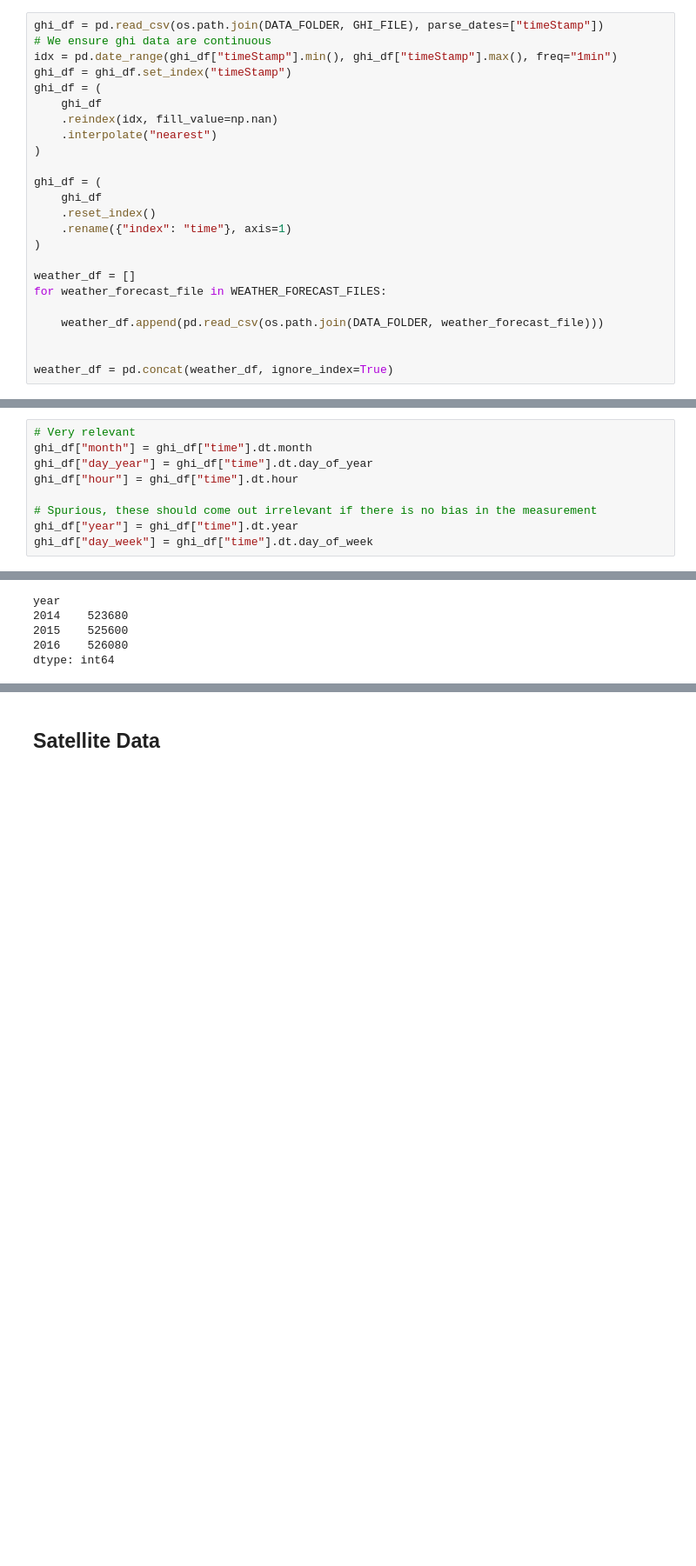
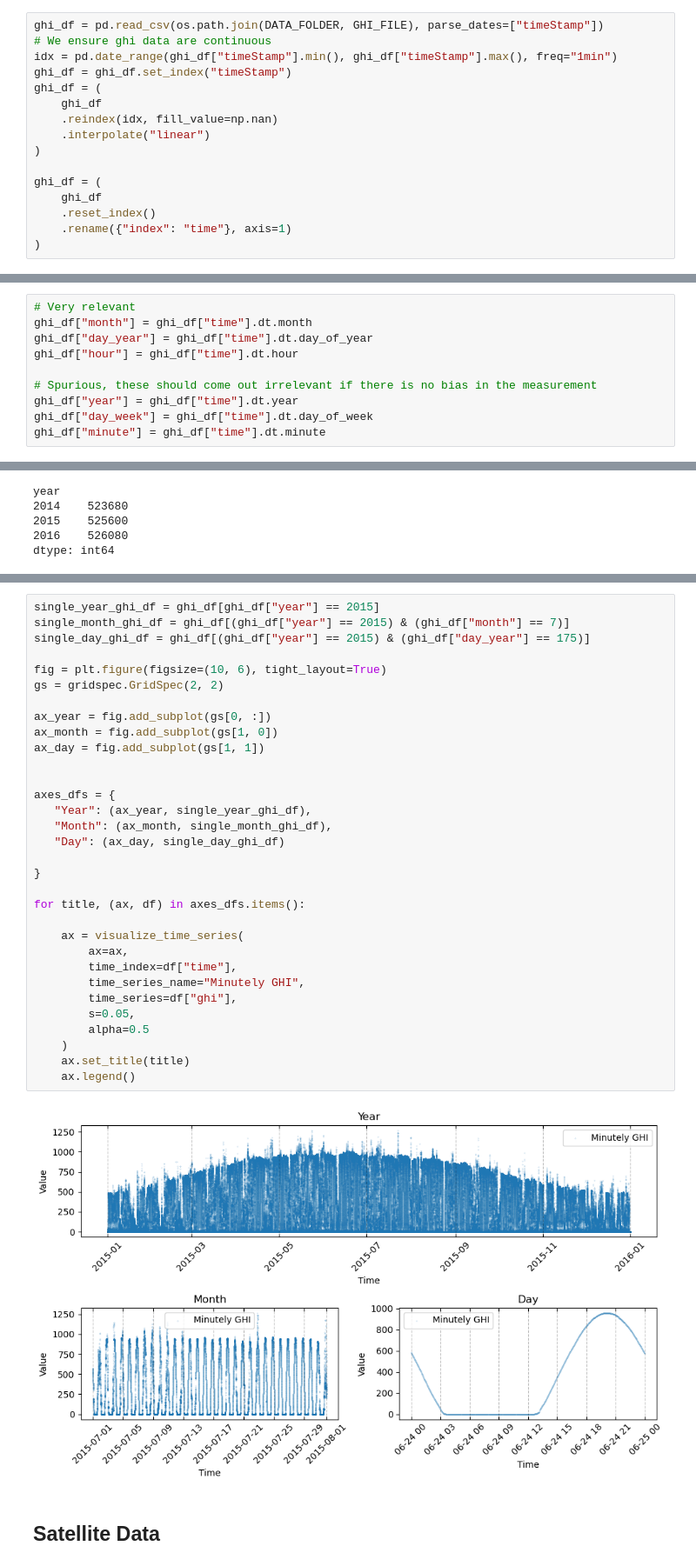
Before and after one commit to vb690/ghi_forecast, a Jupyter notebook: forecast.ipynb, the cells around one changed output, grey strips where cells are left out. Shown at 87% size. Drawn from its saved outputs; the diff is of its cells as text; blank space fills up the shorter version.

```diff
--- a/forecast.ipynb
+++ b/forecast.ipynb
@@ -39,7 +40,7 @@ ghi_df = ghi_df.set_index("timeStamp")
 ghi_df = (
     ghi_df
     .reindex(idx, fill_value=np.nan)
-    .interpolate("nearest")
+    .interpolate("linear")
 )
 
 ghi_df = (
@@ -47,11 +48,3 @@ ghi_df = (
     .reset_index()
     .rename({"index": "time"}, axis=1)
 )
-
-weather_df = []
-for weather_forecast_file in WEATHER_FORECAST_FILES:
-
-    weather_df.append(pd.read_csv(os.path.join(DATA_FOLDER, weather_forecast_file)))
-
-
-weather_df = pd.concat(weather_df, ignore_index=True)
@@ -118,6 +116,7 @@ ghi_df["hour"] = ghi_df["time"].dt.hour
 # Spurious, these should come out irrelevant if there is no bias in the measurement
 ghi_df["year"] = ghi_df["time"].dt.year
 ghi_df["day_week"] = ghi_df["time"].dt.day_of_week
+ghi_df["minute"] = ghi_df["time"].dt.minute
 # %%
 # We execpt at least 525600 datapoints if data are recorded continuously for 3 years
 (
@@ -189,6 +188,40 @@ plt.xlabel("Day of Year")
 plt.grid()
 # %% [output]
 [figure]
+# %%
+single_year_ghi_df = ghi_df[ghi_df["year"] == 2015]
+single_month_ghi_df = ghi_df[(ghi_df["year"] == 2015) & (ghi_df["month"] == 7)]
+single_day_ghi_df = ghi_df[(ghi_df["year"] == 2015) & (ghi_df["day_year"] == 175)]
+
+fig = plt.figure(figsize=(10, 6), tight_layout=True)
+gs = gridspec.GridSpec(2, 2)
+
+ax_year = fig.add_subplot(gs[0, :])
+ax_month = fig.add_subplot(gs[1, 0])
+ax_day = fig.add_subplot(gs[1, 1])
+
+
+axes_dfs = {
+   "Year": (ax_year, single_year_ghi_df),
+   "Month": (ax_month, single_month_ghi_df),
+   "Day": (ax_day, single_day_ghi_df)
+
+}
+
+for title, (ax, df) in axes_dfs.items():
+
+    ax = visualize_time_series(
+        ax=ax,
+        time_index=df["time"],
+        time_series_name="Minutely GHI",
+        time_series=df["ghi"],
+        s=0.05,
+        alpha=0.5
+    )
+    ax.set_title(title)
+    ax.legend()
+# %% [output]
+[figure, added]
 # %% [markdown]
 ## Satellite Data
 # %%
```
Also changed, not shown: parts of 17 cells of this notebook, 4 other files.
